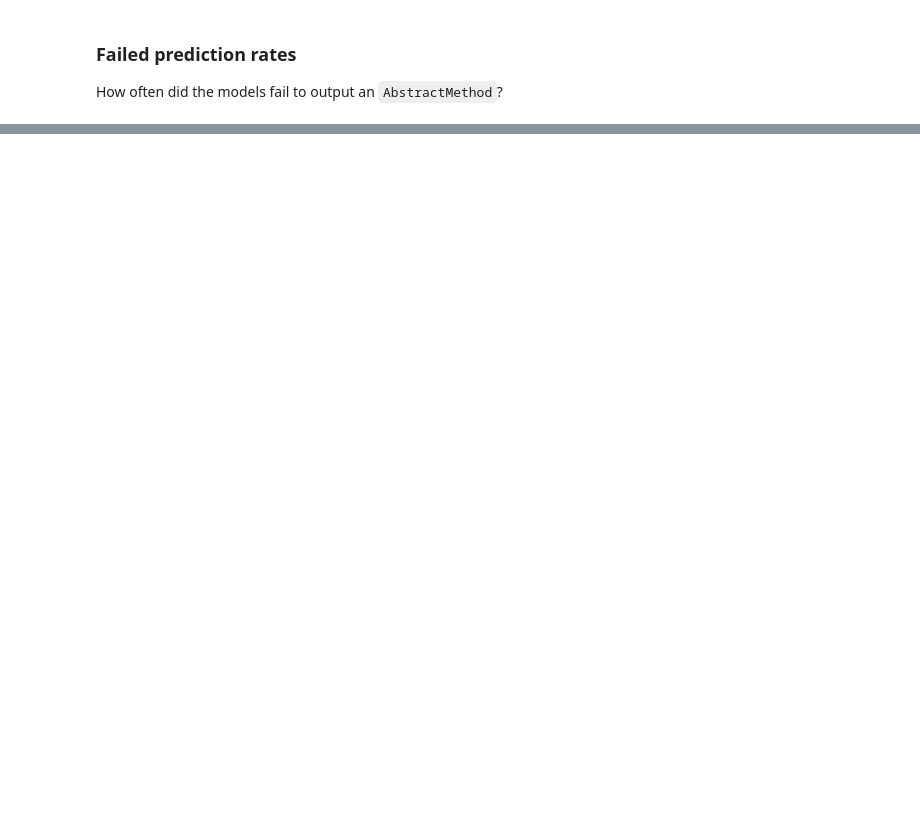
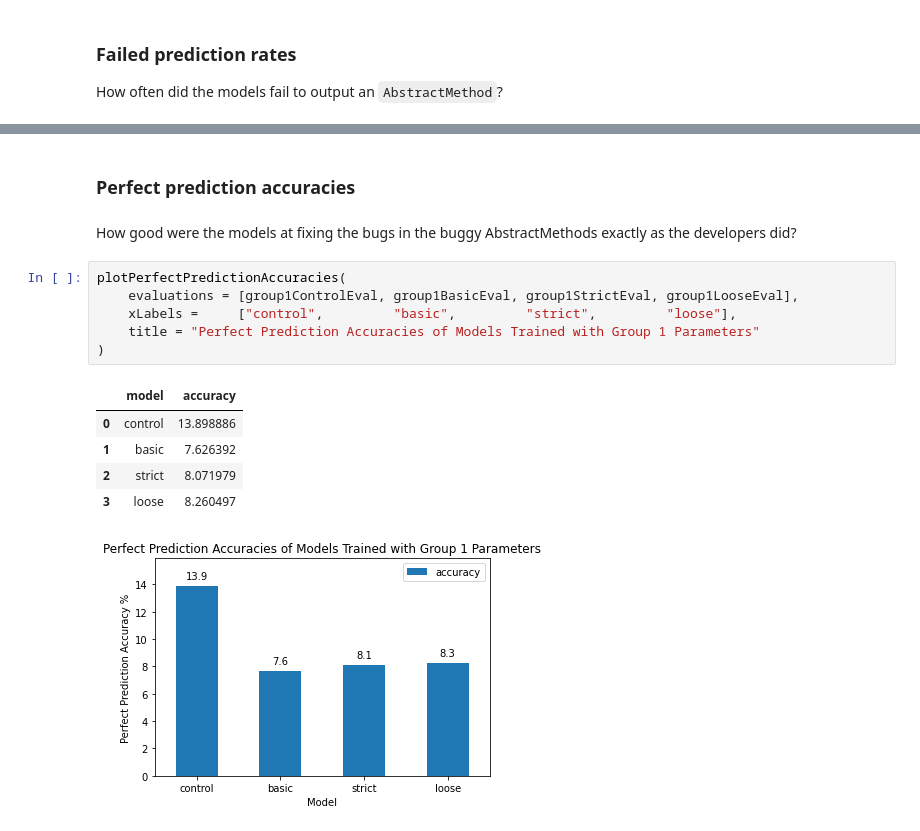
Before and after one commit to WM-SEMERU/hephaestus, a Jupyter notebook: nbs/07_Experiment.ipynb, the cells around one changed output, grey strips where cells are left out. Saved outputs shown, nothing was run; the diff lists cells and outputs as text; blank space fills up the shorter version.

```diff
--- a/nbs/07_Experiment.ipynb
+++ b/nbs/07_Experiment.ipynb
@@ -276,0 +379,17 @@ plotFailedPredictionRates(
+# %% [markdown]
+### Perfect prediction accuracies
+# %% [markdown]
+How good were the models at fixing the bugs in the buggy AbstractMethods exactly as the developers did?
+# %%
+plotPerfectPredictionAccuracies(
+    evaluations = [group1ControlEval, group1BasicEval, group1StrictEval, group1LooseEval],
+    xLabels =     ["control",         "basic",         "strict",         "loose"],
+    title = "Perfect Prediction Accuracies of Models Trained with Group 1 Parameters"
+)
+# %% [output]
+|  | model | accuracy |
+| 0 | control | 13.898886 |
+| 1 | basic | 7.626392 |
+| 2 | strict | 8.071979 |
+| 3 | loose | 8.260497 |
+[figure, added]
```
Also changed, not shown: parts of 22 cells of this notebook, 6 other files.
